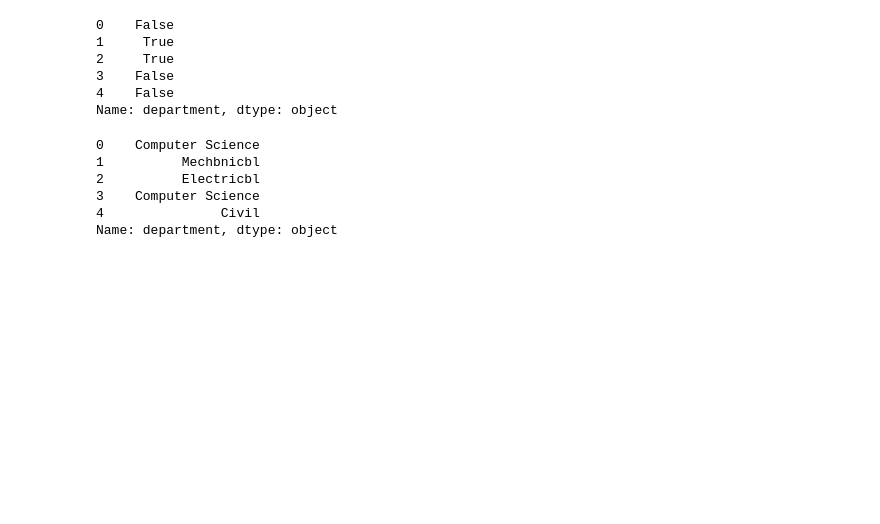
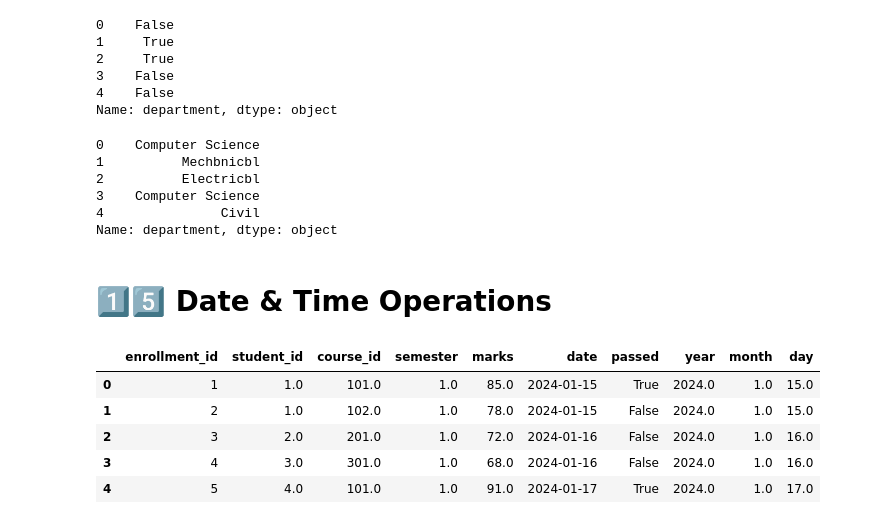
Before and after one commit to layappa/pandas-for-data-analysis, a Jupyter notebook: complete_pandas_operations.ipynb, the cells around one changed output. Drawn from its saved outputs; the diff is of its cells as text; code cells hidden in the pictures; blank space fills up the shorter version.

Commit message:
add date and time operations

```diff
--- a/complete_pandas_operations.ipynb
+++ b/complete_pandas_operations.ipynb
@@ -491,3 +491,22 @@ student_data['department'].str.replace('a','b').head()
 3    Computer Science
 4               Civil
 Name: department, dtype: object
+# %% [markdown]
+# **1️⃣5️⃣ Date & Time Operations**
+# %%
+enrolment_data["date"]=pd.to_datetime(enrolment_data['date'])
+# %%
+enrolment_data["year"]=enrolment_data["date"].dt.year
+# %%
+enrolment_data["month"]=enrolment_data["date"].dt.month
+# %%
+enrolment_data["day"]=enrolment_data["date"].dt.day
+# %%
+enrolment_data.head()
+# %% [output]
+|  | enrollment_id | student_id | course_id | semester | marks | date | passed | year | month | day |
+| 0 | 1 | 1.0 | 101.0 | 1.0 | 85.0 | 2024-01-15 | True | 2024.0 | 1.0 | 15.0 |
+| 1 | 2 | 1.0 | 102.0 | 1.0 | 78.0 | 2024-01-15 | False | 2024.0 | 1.0 | 15.0 |
+| 2 | 3 | 2.0 | 201.0 | 1.0 | 72.0 | 2024-01-16 | False | 2024.0 | 1.0 | 16.0 |
+| 3 | 4 | 3.0 | 301.0 | 1.0 | 68.0 | 2024-01-16 | False | 2024.0 | 1.0 | 16.0 |
+| 4 | 5 | 4.0 | 101.0 | 1.0 | 91.0 | 2024-01-17 | True | 2024.0 | 1.0 | 17.0 |
```
Also changed, not shown: parts of 1 cell of this notebook.
